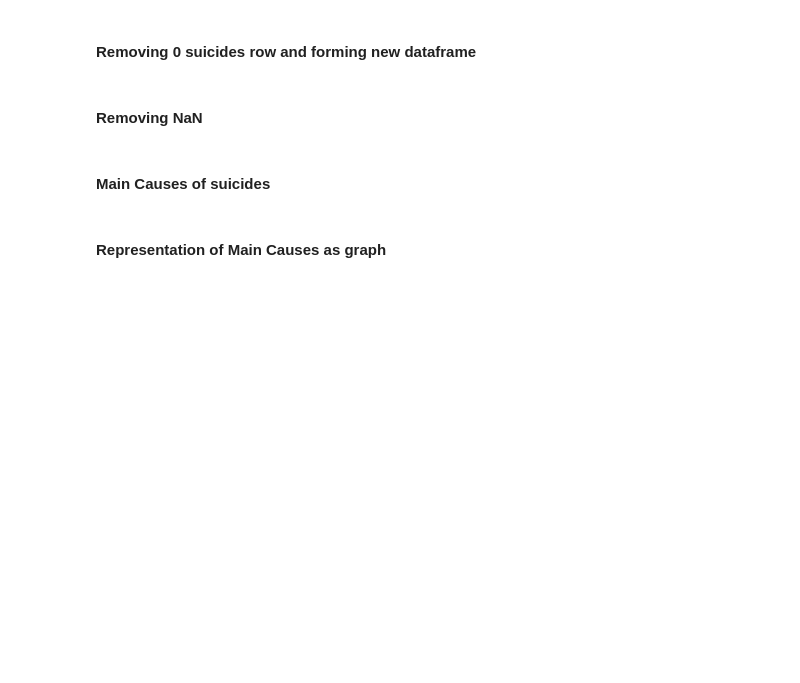
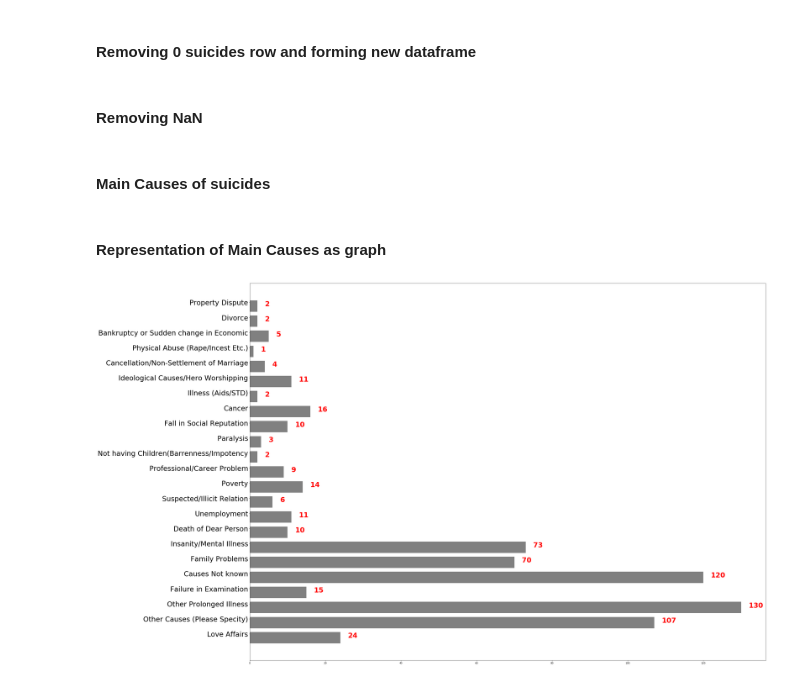
Before and after one commit to rahulkrishnan221/Suicide-analysis, a Jupyter notebook: analysis_suicide.ipynb, the cells around one changed output. Cells and saved outputs as stored; diff of their text form; code cells hidden in the pictures; blank space fills up the shorter version.

Commit message:
Main causes graph

```diff
--- a/analysis_suicide.ipynb
+++ b/analysis_suicide.ipynb
@@ -110,12 +165,14 @@ for i in df_value["Causes"].unique():
 # %%
 import numpy as np
 fig = mp.figure(figsize=(40,30)) #specify fig size
 ax = fig.add_subplot(111)
 width = 0.75 # the width of the bars
-ind = np.arange(len(t))  # the x locations for the groups
+ind = np.arange(len(causes_sum))  # the x locations for the groups
 # plotting of graph with label
 ax.barh(ind,causes_sum, width, color="grey",tick_label=df_value["Causes"].unique())
 ax.set_yticks(ind+width/3)
 ax.set_yticklabels(df_value["Causes"].unique(), minor=False,size=30)
 for i, v in enumerate(causes_sum):
     ax.text(v+2, i , str(v), color='red', fontweight='bold',size=30)
+# %% [output]
+[figure, added]
```
Also changed, not shown: parts of 9 cells of this notebook.
